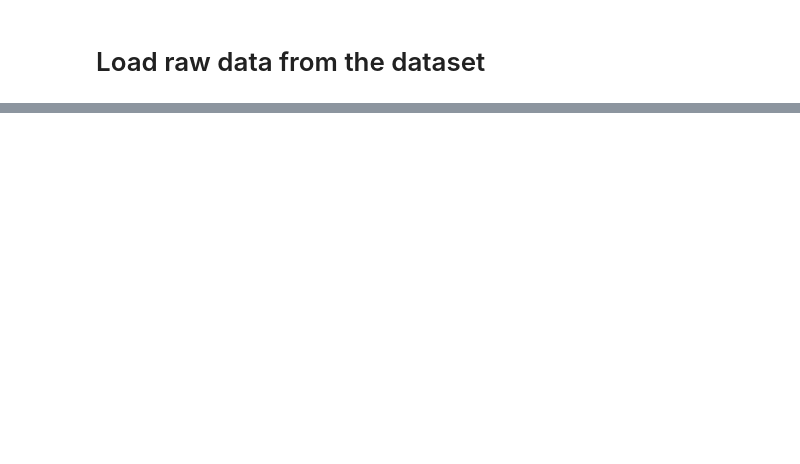
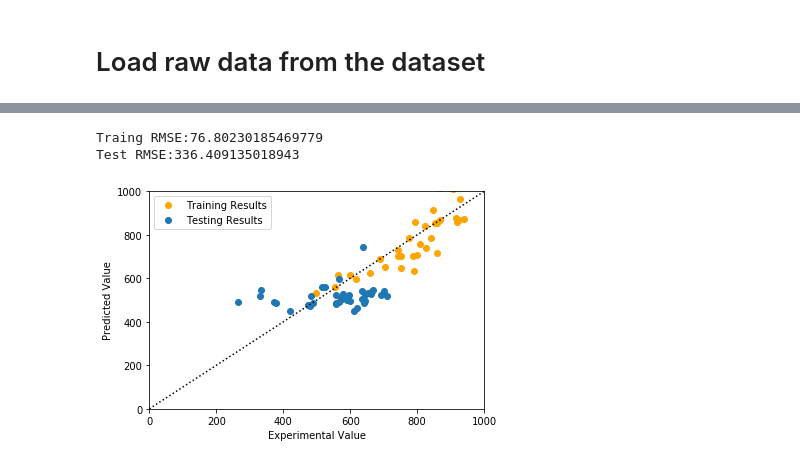
Before and after one commit to cycle-life/ml_lib, a Jupyter notebook: Jupyter Notebooks/Training.ipynb, the cells around one changed output, grey strips where cells are left out. Saved outputs shown, nothing was run; the diff lists cells and outputs as text; code cells hidden in the pictures; blank space fills up the shorter version.

```diff
--- a/Jupyter Notebooks/Training.ipynb
+++ b/Jupyter Notebooks/Training.ipynb
@@ -93,0 +120,7 @@ LetsTraining(X,y,LogisticRegression,param={'C': 10,'penalty':'l1'})
+# %%
+from sklearn.linear_model import Ridge
+clf=LetsTraining(X_train,y_train,X_test,y_test,Ridge)
+# %% [output]
+Traing RMSE:76.80230185469779
+Test RMSE:336.409135018943
+[figure, added]
```
Also changed, not shown: parts of 8 cells of this notebook, 1 other file.
